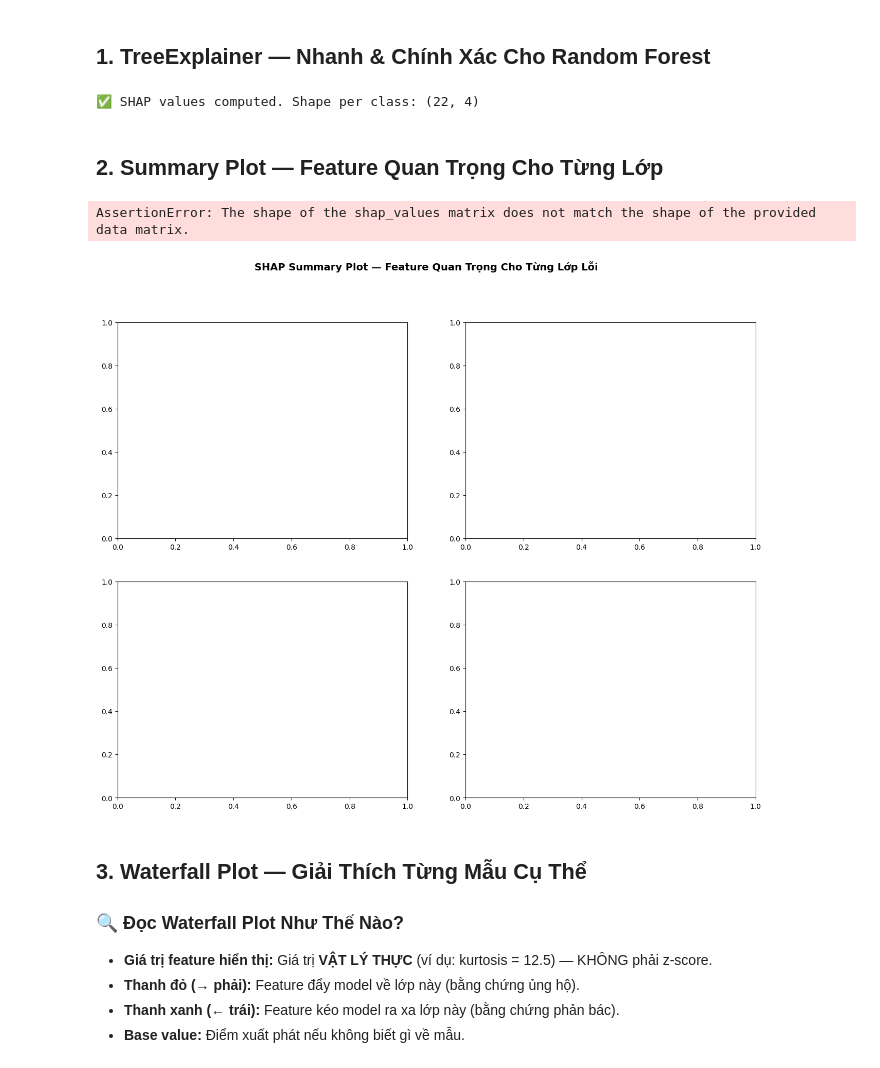
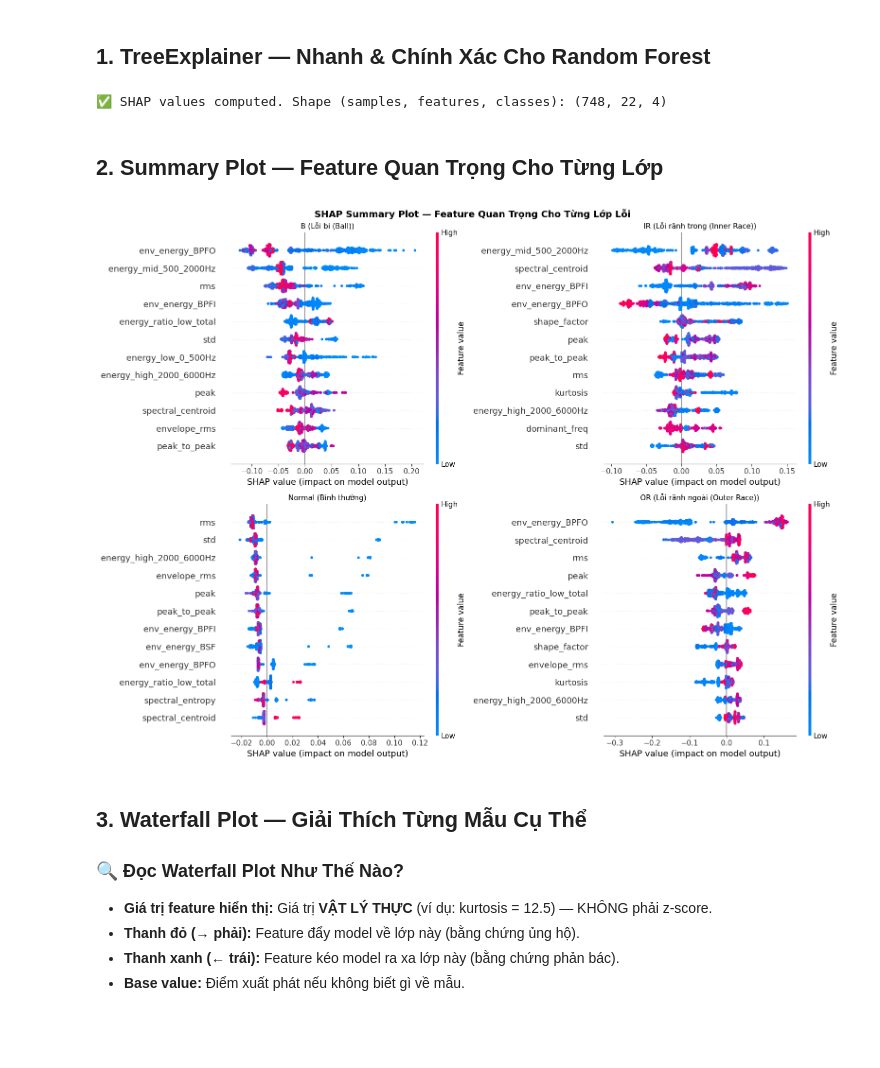
Before and after one commit to DoBinh1/SVM-RF-XAI, a Jupyter notebook: notebooks/Tutorial_05_SHAP_Explanation.ipynb, the cells around one changed output. Saved outputs shown, nothing was run; the diff lists cells and outputs as text; code cells hidden in the pictures; blank space fills up the shorter version.

```diff
--- a/notebooks/Tutorial_05_SHAP_Explanation.ipynb
+++ b/notebooks/Tutorial_05_SHAP_Explanation.ipynb
@@ -61,29 +61,31 @@ explainer_rf = shap.TreeExplainer(rf_model)
 shap_values_rf = explainer_rf.shap_values(X_test_scaled)
 
 feature_names = list(feat_cols)
-print(f"✅ SHAP values computed. Shape per class: {shap_values_rf[0].shape}")
+# shap_values_rf shape: (n_samples, n_features, n_classes) = (6170, 22, 4)
+print(f"✅ SHAP values computed. Shape (samples, features, classes): {shap_values_rf.shape}")
 # %% [output]
-✅ SHAP values computed. Shape per class: (22, 4)
+✅ SHAP values computed. Shape (samples, features, classes): (748, 22, 4)
 # %% [markdown]
 ## 2. Summary Plot — Feature Quan Trọng Cho Từng Lớp
 # %%
 fig, axes = plt.subplots(2, 2, figsize=(16, 12))
 fig.suptitle('SHAP Summary Plot — Feature Quan Trọng Cho Từng Lớp Lỗi', fontsize=14, fontweight='bold')
 
 for cls_idx, cls_name in enumerate(class_names):
     ax = axes[cls_idx // 2, cls_idx % 2]
     plt.sca(ax)
-    shap.summary_plot(shap_values_rf[cls_idx], X_test_scaled,
+    # Fix: shap_values_rf[:, :, cls_idx] để lấy tất cả samples và features cho class cls_idx
+    # (trước dùng shap_values_rf[cls_idx] sai vì nó lấy sample cls_idx, không phải class)
+    shap.summary_plot(shap_values_rf[:, :, cls_idx], X_test_scaled,
                       feature_names=feature_names, max_display=12,
                       show=False, plot_size=None)
     ax.set_title(f'{cls_name} ({CLASS_DESC.get(cls_name, cls_name)})', fontsize=11)
 
 plt.tight_layout()
 plt.savefig('../figures/shap_summary_all_classes.png', dpi=150, bbox_inches='tight')
 plt.show()
 # %% [output]
-AssertionError: The shape of the shap_values matrix does not match the shape of the provided data matrix.
-[figure, old version]
+[figure, new version]
 # %% [markdown]
 ## 3. Waterfall Plot — Giải Thích Từng Mẫu Cụ Thể
 
```
Also changed, not shown: parts of 2 cells of this notebook, 35 other files.
